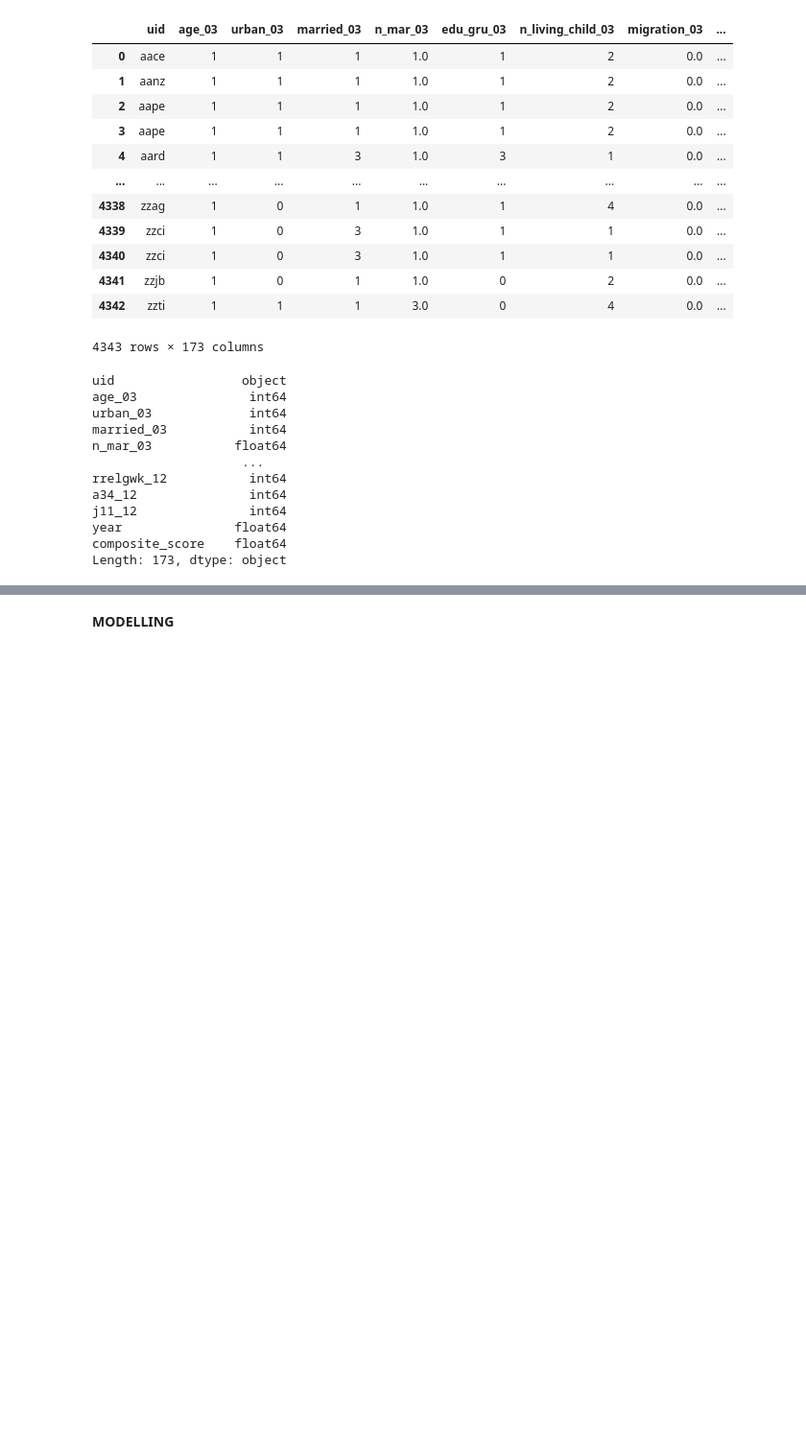
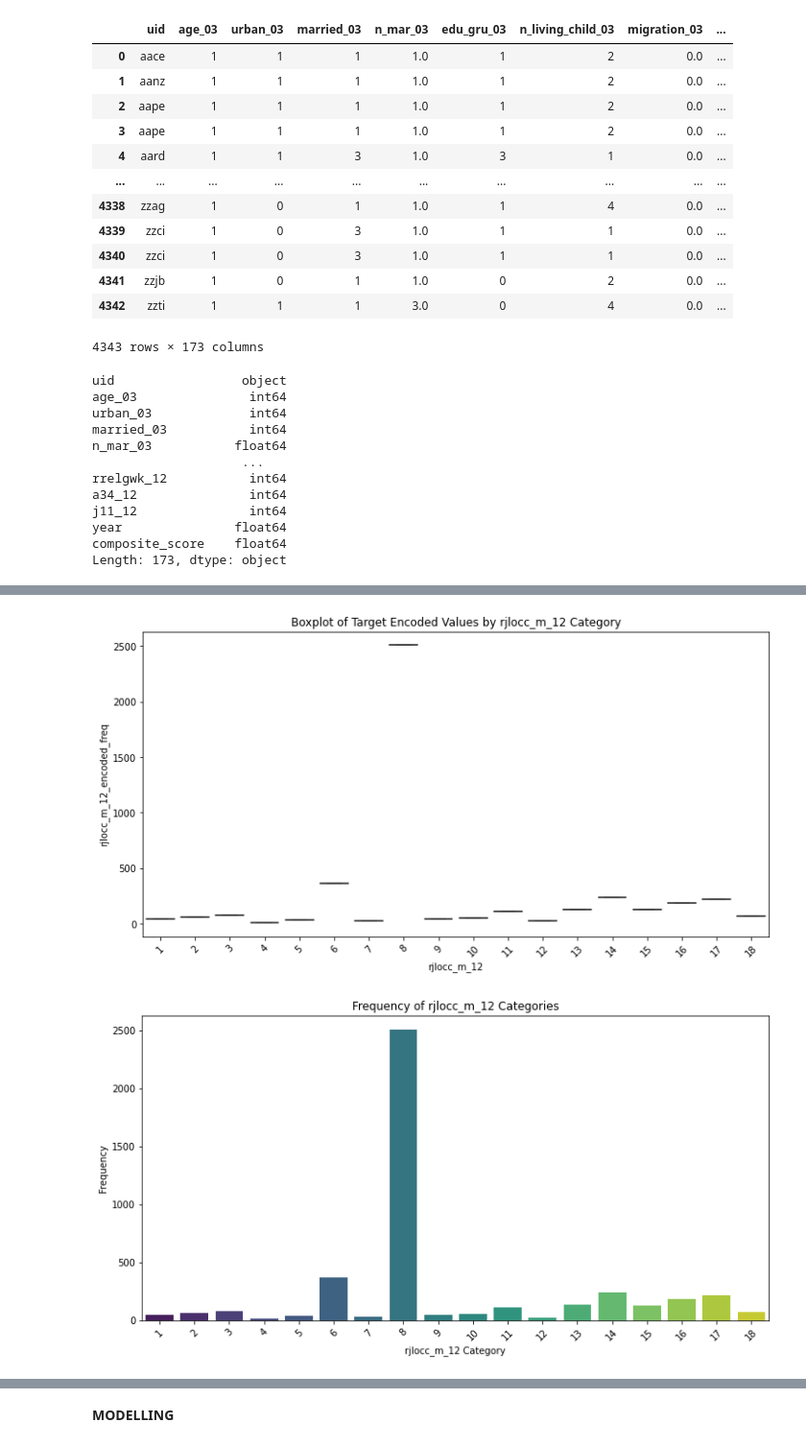
Before and after one commit to geomwangi007/Early-Detection-of-Alzheimer-s-Disease-and-Related-Dementias-Using-Social-Determinants-of-Health, a Jupyter notebook: IPNYBS/Mercy.ipynb, the cells around one changed output, grey strips where cells are left out. Shown at 96% size. Drawn from its saved outputs; the diff is of its cells as text; code cells hidden in the pictures; blank space fills up the shorter version.

```diff
--- a/IPNYBS/Mercy.ipynb
+++ b/IPNYBS/Mercy.ipynb
@@ -761,0 +760,12 @@ data.duplicated().sum()
+# %%
+#making a copy of the dataset
+modelling_df = df.copy()
+# %%
+from sklearn.preprocessing import OneHotEncoder, OrdinalEncoder
+
+# Dropping the unique identifier 'uid'
+modelling_df = modelling_df.drop(columns=['uid'])
+
+# Instantiate encoders
+onehot_encoder = OneHotEncoder(sparse=False, drop='first')  # drop first to avoid multicollinearity
+ordinal_encoder = OrdinalEncoder()
@@ -761,0 +792,12 @@ data.duplicated().sum()
+# %%
+#frequency encoding for the high cardinality columns
+freq_encoding = modelling_df['rjlocc_m_12'].value_counts()
+
+# Map the frequency values to the original column
+modelling_df['rjlocc_m_12_encoded_freq'] = modelling_df['rjlocc_m_12'].map(freq_encoding)
+
+# Handle missing values if any
+modelling_df['rjlocc_m_12_encoded_freq'].fillna(0, inplace=True)  # Fill with 0 if category not present in original data
+
+# Check and print to verify encoding
+print("Frequency Encoded 'rjlocc_m_12':\n", modelling_df[['rjlocc_m_12', 'rjlocc_m_12_encoded_freq']].head())
@@ -761,0 +812,19 @@ data.duplicated().sum()
+# %%
+# Plotting Target Encoded values
+plt.figure(figsize=(12, 6))
+sns.boxplot(data=modelling_df, x='rjlocc_m_12', y='rjlocc_m_12_encoded_freq')
+plt.title('Boxplot of Target Encoded Values by rjlocc_m_12 Category')
+plt.xticks(rotation=45)
+plt.show()
+
+# Plotting Frequency Encoded values
+plt.figure(figsize=(12, 6))
+sns.barplot(x=freq_encoding.index, y=freq_encoding.values, palette="viridis")
+plt.title('Frequency of rjlocc_m_12 Categories')
+plt.xticks(rotation=45)
+plt.xlabel('rjlocc_m_12 Category')
+plt.ylabel('Frequency')
+plt.show()
+# %% [output]
+[figure, added]
+[figure, added]
```
Also changed, not shown: parts of 27 cells of this notebook.
